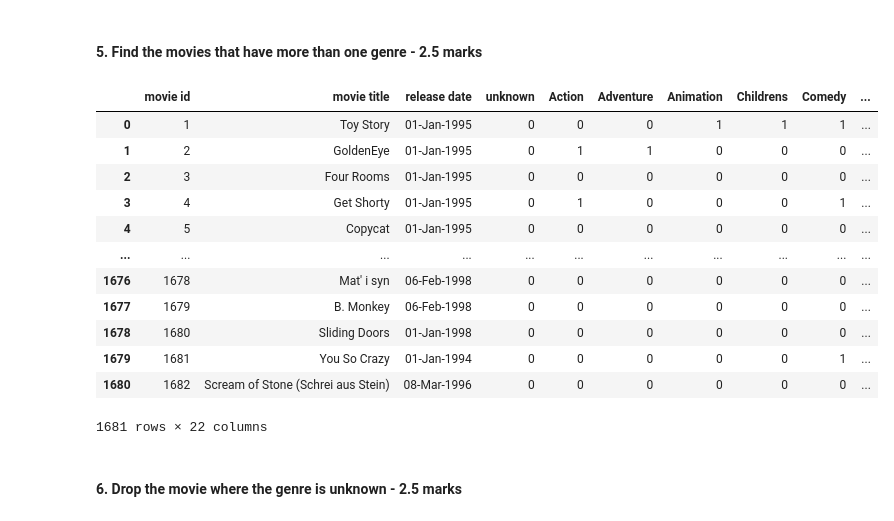
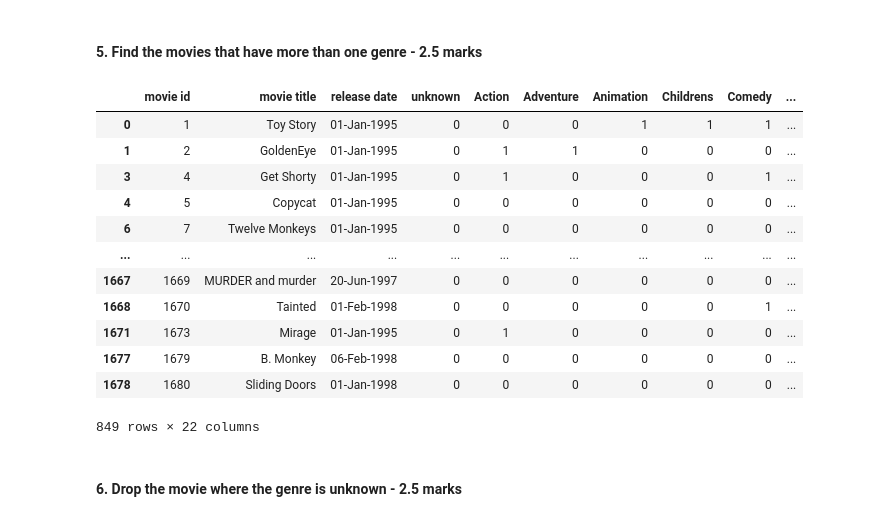
Before and after one commit to GreatLearningAIML1/gl-pgp-aiml-uta-intl-may20-otseobande, a Jupyter notebook: MovieLens/movielens-analysis.ipynb, the cells around one changed output. Cells and saved outputs as stored; diff of their text form; code cells hidden in the pictures.

```diff
--- a/MovieLens Project.ipynb
+++ b/MovieLens/movielens-analysis.ipynb
@@ -89,24 +89,24 @@ dtype: object
 # %%
 #hint: use sum on the axis = 1
 
 columns = list(movies_df)
 genres = columns[3:]
 
-movies_df[movies_df[genres].sum(axis=1) > 0]
+movies_df[movies_df[genres].sum(axis=1) > 1]
 # %% [output]
 |  | movie id | movie title | release date | unknown | Action | Adventure | Animation | Childrens | Comedy | ... |
 | 0 | 1 | Toy Story | 01-Jan-1995 | 0 | 0 | 0 | 1 | 1 | 1 | ... |
 | 1 | 2 | GoldenEye | 01-Jan-1995 | 0 | 1 | 1 | 0 | 0 | 0 | ... |
-| 2 | 3 | Four Rooms | 01-Jan-1995 | 0 | 0 | 0 | 0 | 0 | 0 | ... |
 | 3 | 4 | Get Shorty | 01-Jan-1995 | 0 | 1 | 0 | 0 | 0 | 1 | ... |
 | 4 | 5 | Copycat | 01-Jan-1995 | 0 | 0 | 0 | 0 | 0 | 0 | ... |
+| 6 | 7 | Twelve Monkeys | 01-Jan-1995 | 0 | 0 | 0 | 0 | 0 | 0 | ... |
 | ... | ... | ... | ... | ... | ... | ... | ... | ... | ... | ... |
-| 1676 | 1678 | Mat' i syn | 06-Feb-1998 | 0 | 0 | 0 | 0 | 0 | 0 | ... |
+| 1667 | 1669 | MURDER and murder | 20-Jun-1997 | 0 | 0 | 0 | 0 | 0 | 0 | ... |
+| 1668 | 1670 | Tainted | 01-Feb-1998 | 0 | 0 | 0 | 0 | 0 | 1 | ... |
+| 1671 | 1673 | Mirage | 01-Jan-1995 | 0 | 1 | 0 | 0 | 0 | 0 | ... |
 | 1677 | 1679 | B. Monkey | 06-Feb-1998 | 0 | 0 | 0 | 0 | 0 | 0 | ... |
 | 1678 | 1680 | Sliding Doors | 01-Jan-1998 | 0 | 0 | 0 | 0 | 0 | 0 | ... |
-| 1679 | 1681 | You So Crazy | 01-Jan-1994 | 0 | 0 | 0 | 0 | 0 | 1 | ... |
-| 1680 | 1682 | Scream of Stone (Schrei aus Stein) | 08-Mar-1996 | 0 | 0 | 0 | 0 | 0 | 0 | ... |
-1681 rows × 22 columns
+849 rows × 22 columns
 # %% [markdown]
 #### 6. Drop the movie where the genre is unknown - 2.5 marks
 # %%
```
Also changed, not shown: parts of 3 cells of this notebook, 7 other files.
